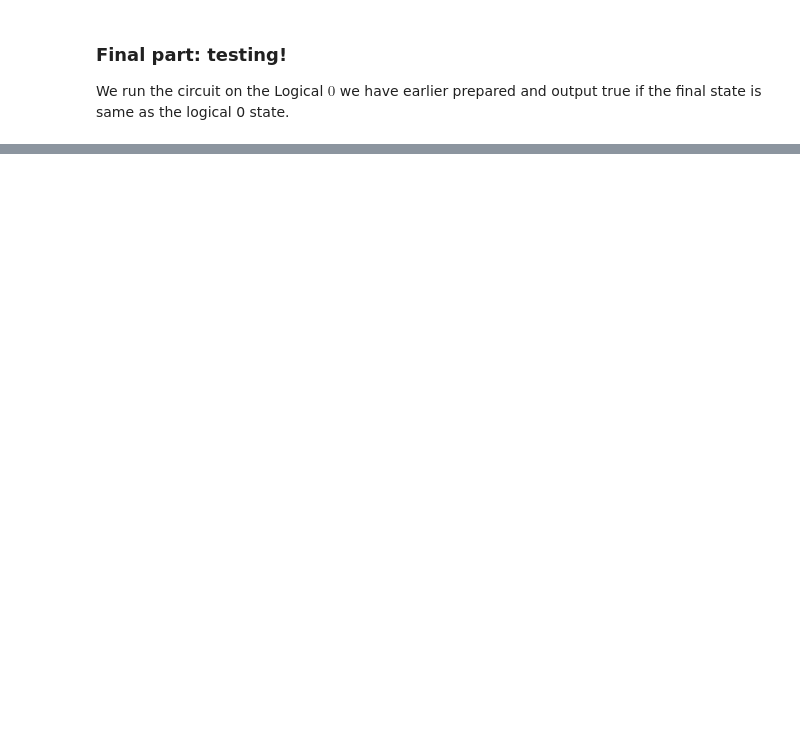
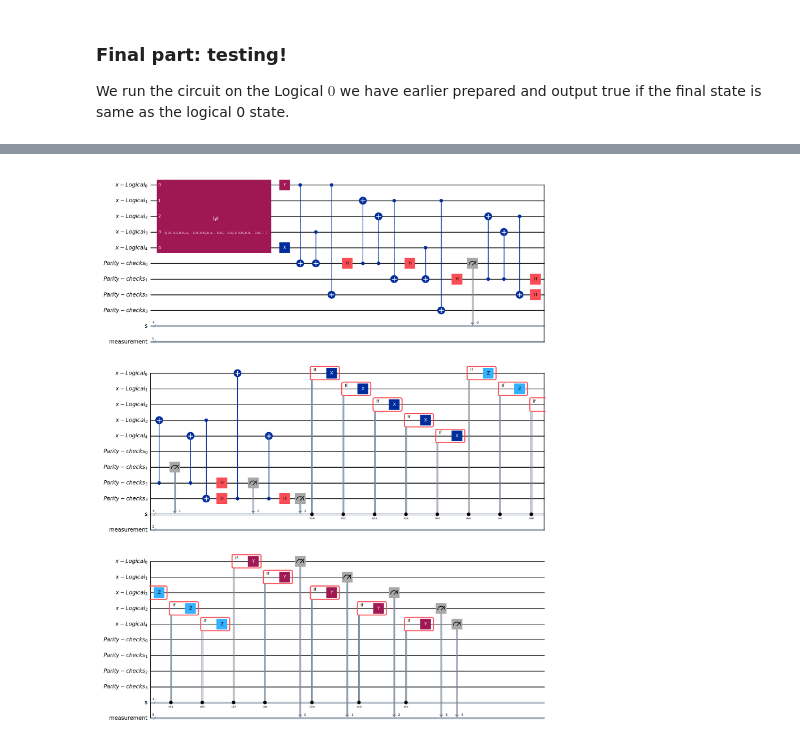
Before and after one commit to adarsh-srinivasan/5-qubit-code, a Jupyter notebook: Quantum-Error-Correction.ipynb, the cells around one changed output, grey strips where cells are left out. Saved outputs shown, nothing was run; the diff lists cells and outputs as text; code cells hidden in the pictures; blank space fills up the shorter version.

```diff
--- a/Quantum-Error-Correction.ipynb
+++ b/Quantum-Error-Correction.ipynb
@@ -265,0 +378,4 @@ counts = job.result().get_counts()
+# %%
+qec_circuit.draw(output="mpl")
+# %% [output]
+[figure, added]
```
Also changed, not shown: parts of 9 cells of this notebook.
